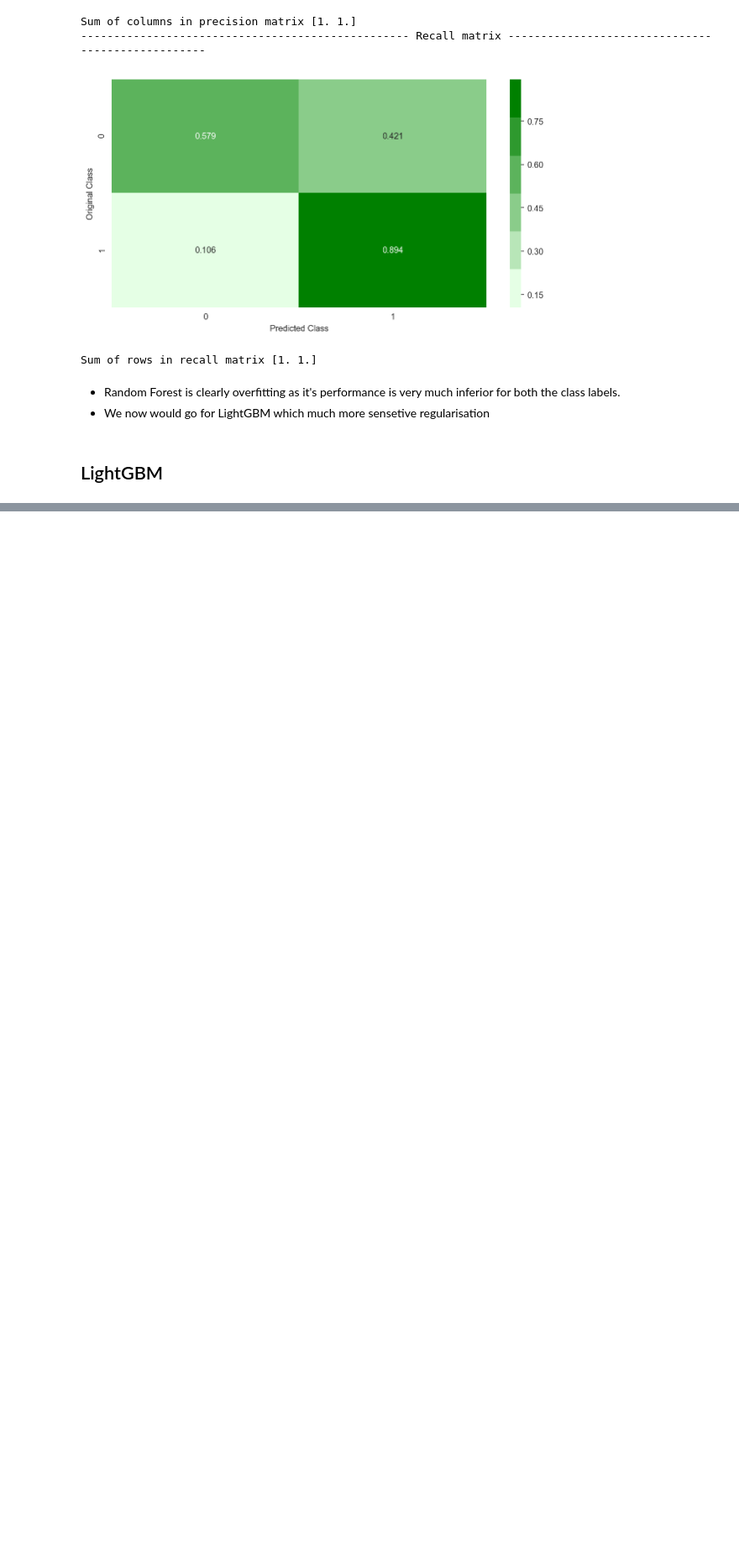
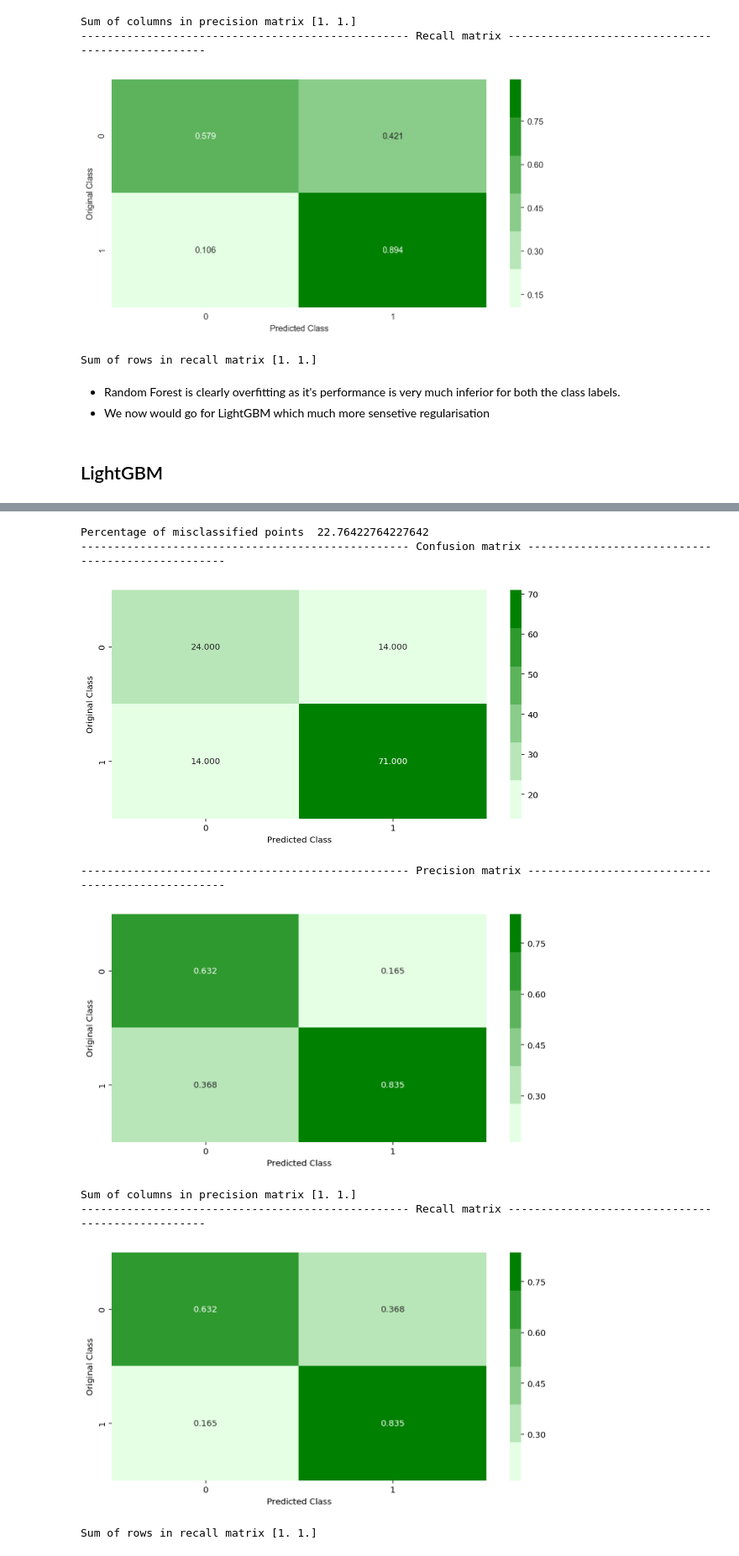
Before and after one commit to MayukhSobo/CalibeHr, a Jupyter notebook: Modelling.ipynb, the cells around one changed output, grey strips where cells are left out. Shown at 84% size. Cells and saved outputs as stored; diff of their text form; code cells hidden in the pictures; blank space fills up the shorter version.

```diff
--- a/Modelling.ipynb
+++ b/Modelling.ipynb
@@ -268,7 +268,9 @@ params = {
     'subsample': [0.5, 0.75, 1.0], # Row sampling like Random Forest
     'colsample_bytree': [0.3, 0.5, 0.7, 1.0],  # Column sampling like Random Forest
     'num_leaves': [2**2, 2**4, 2**6],  # Should be according to the max_depth (small)
-    'learning_rate': [0.0001, 0.001, 0.01, 0.1, 0.5, 1, 2]
+    'learning_rate': [0.0001, 0.001, 0.01, 0.1, 0.5, 1, 2],
+    'reg_alpha': [0, 0.25, 0.5, 0.75, 1.0],
+    'reg_lambda': [0, 0.25, 0.5, 0.75, 1.0],
 }
 estimator = lgb.LGBMClassifier(random_state=42,
                                 silent=False,
@@ -278,7 +280,7 @@ estimator = lgb.LGBMClassifier(random_state=42,
 grid = GridSearchCV(estimator=estimator,
                     n_jobs=-1,
                     param_grid=params,
-                    scoring={'neg_log_loss', 'accuracy'},
+                    scoring={'neg_log_loss', 'accuracy', 'roc_auc'},
                     refit='neg_log_loss', # Because we are using multiple scoring metrics
                     cv=StratifiedKFold(4, shuffle=True), # Because some class labels are imbalanced
                     return_train_score=True,
@@ -295,0 +325,14 @@ Fitting 4 folds for each of 756 candidates, totalling 3024 fits
+# %%
+pred_y_raw = grid.best_estimator_.predict(X_cv)
+# %%
+plot_confusion_matrix(y_cv, pred_y_raw)
+# %% [output]
+Percentage of misclassified points  22.76422764227642
+-------------------------------------------------- Confusion matrix --------------------------------------------------
+[figure, added]
+-------------------------------------------------- Precision matrix --------------------------------------------------
+[figure, added]
+Sum of columns in precision matrix [1. 1.]
+-------------------------------------------------- Recall matrix --------------------------------------------------
+[figure, added]
+Sum of rows in recall matrix [1. 1.]
```
Also changed, not shown: parts of 10 cells of this notebook.
